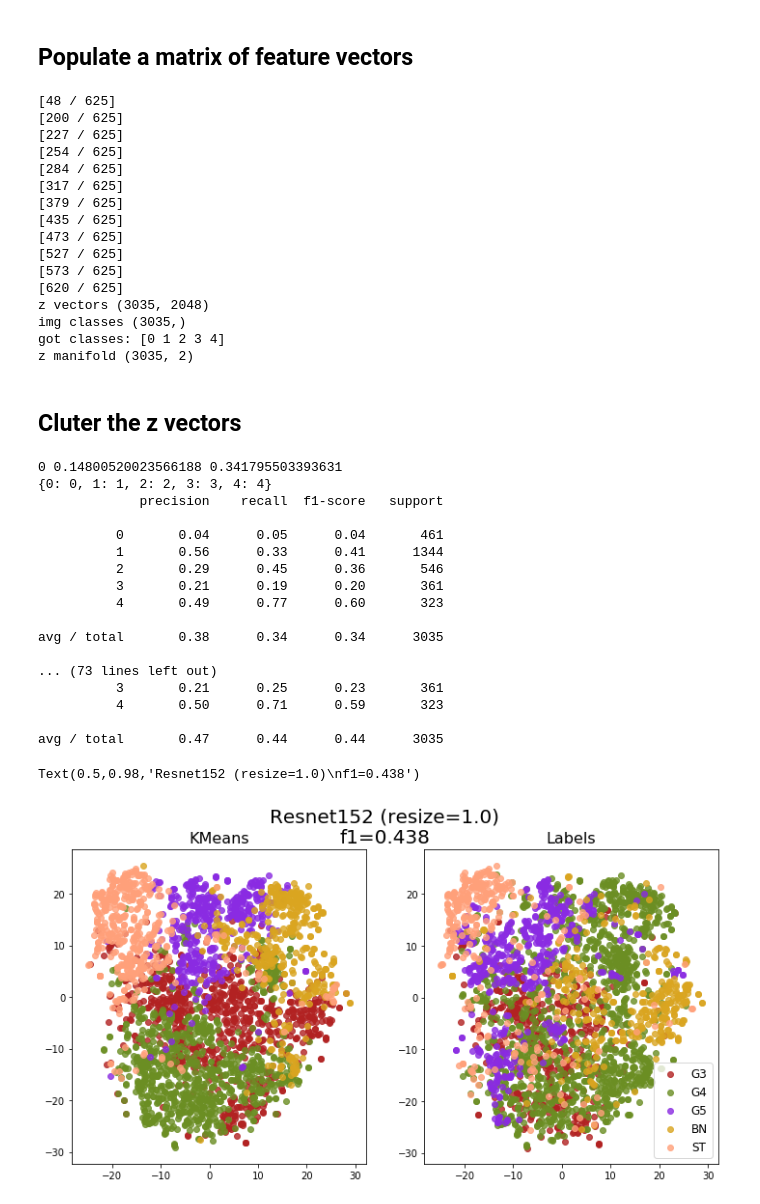
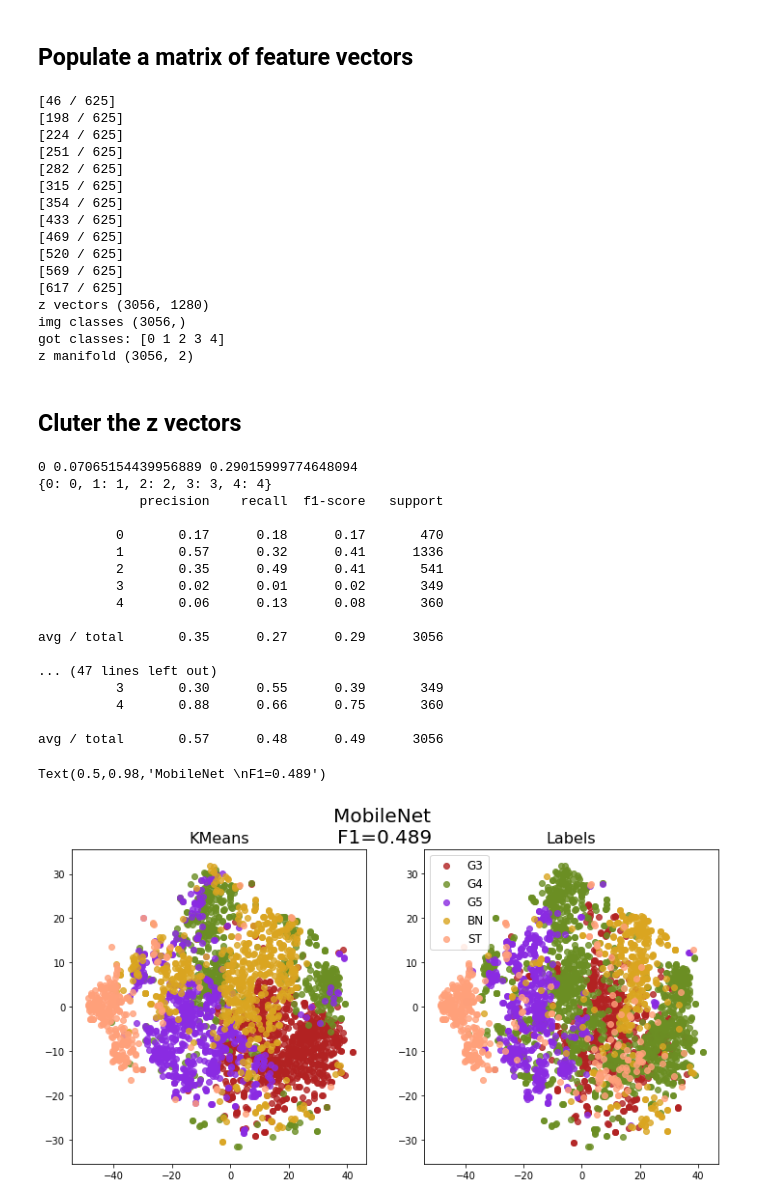
Before and after one commit to BioImageInformatics/gleason_grade, a Jupyter notebook: notebooks/hub_clustering.ipynb, the cells around one changed output. Drawn from its saved outputs; the diff is of its cells as text; code cells hidden in the pictures.

Commit message:
add figure notebooks; begin cleaning for upload

```diff
--- a/notebooks/hub_clustering.ipynb
+++ b/notebooks/hub_clustering.ipynb
@@ -32,11 +32,11 @@ colors = [ 'firebrick', 'olivedrab', 'blueviolet', 'goldenrod', 'lightsalmon' ]
 labels = ['G3', 'G4', 'G5', 'BN', 'ST']
 # %%
 # MODULE_URL = 'https://tfhub.dev/google/imagenet/inception_v3/feature_vector/1'; MODULE_NAME='InceptionV3'
-MODULE_URL = 'https://tfhub.dev/google/imagenet/nasnet_large/feature_vector/1'; MODULE_NAME='NasNet'
+# MODULE_URL = 'https://tfhub.dev/google/imagenet/nasnet_large/feature_vector/1'; MODULE_NAME='NasNet'
 # MODULE_URL = 'https://tfhub.dev/google/imagenet/resnet_v2_50/feature_vector/1'; MODULE_NAME='Resnet50'
 # MODULE_URL = 'https://tfhub.dev/google/imagenet/resnet_v2_101/feature_vector/1'; MODULE_NAME='Resnet101'
 # MODULE_URL = 'https://tfhub.dev/google/imagenet/resnet_v2_152/feature_vector/1'; MODULE_NAME='Resnet152'
-# MODULE_URL = 'https://tfhub.dev/google/imagenet/mobilenet_v2_050_224/feature_vector/1'; MODULE_NAME='MobilenetV2'
+MODULE_URL = 'https://tfhub.dev/google/imagenet/mobilenet_v2_050_224/feature_vector/1'; MODULE_NAME='MobilenetV2'
 # MODULE_URL = 'https://tfhub.dev/google/imagenet/inception_resnet_v2/feature_vector/1'; MODULE_NAME='InceptionResnet'
 
 # config = tf.ConfigProto( device_count = {'GPU': 0} )
@@ -46,10 +46,9 @@ sess = tf.Session(config=config)
 
 module = hub.Module(MODULE_URL)
 height, width = hub.get_expected_image_size(module)
-print(height, width)
-
 image_in = tf.placeholder('float', [1, height, width, 3])
 z_op = module(image_in)
 sess.run(tf.global_variables_initializer())
+print(height, width)
 # %% [output]
 INFO:tensorflow:Using /tmp/tfhub_modules to cache modules.
@@ -172,22 +171,22 @@ manifold = MTSNE(n_jobs=8, n_components=2, verbose=1)
 z_manifold = manifold.fit_transform(z_vectors)
 print('z manifold', z_manifold.shape)
 # %% [output]
-[48 / 625]
-[200 / 625]
-[227 / 625]
-[254 / 625]
-[284 / 625]
-[317 / 625]
-[379 / 625]
-[435 / 625]
-[473 / 625]
-[527 / 625]
-[573 / 625]
-[620 / 625]
-z vectors (3035, 2048)
-img classes (3035,)
+[46 / 625]
+[198 / 625]
+[224 / 625]
+[251 / 625]
+[282 / 625]
+[315 / 625]
+[354 / 625]
+[433 / 625]
+[469 / 625]
+[520 / 625]
+[569 / 625]
+[617 / 625]
+z vectors (3056, 1280)
+img classes (3056,)
 got classes: [0 1 2 3 4]
-z manifold (3035, 2)
+z manifold (3056, 2)
 # %% [markdown]
 ## Cluter the z vectors
 # %%
@@ -221,39 +220,39 @@ for vers in range(10):
             print(mapping)
             print(classification_report(img_classes, clustered_remapped), end='\n\n')
 # %% [output]
-0 0.14800520023566188 0.341795503393631
+0 0.07065154439956889 0.29015999774648094
 {0: 0, 1: 1, 2: 2, 3: 3, 4: 4}
              precision    recall  f1-score   support
 
-          0       0.04      0.05      0.04       461
-          1       0.56      0.33      0.41      1344
-          2       0.29      0.45      0.36       546
-          3       0.21      0.19      0.20       361
-          4       0.49      0.77      0.60       323
+          0       0.17      0.18      0.17       470
+          1       0.57      0.32      0.41      1336
+          2       0.35      0.49      0.41       541
+          3       0.02      0.01      0.02       349
+          4       0.06      0.13      0.08       360
 
-avg / total       0.38      0.34      0.34      3035
+avg / total       0.35      0.27      0.29      3056
 
-... (73 lines left out)
-          3       0.21      0.25      0.23       361
-          4       0.50      0.71      0.59       323
+... (47 lines left out)
+          3       0.30      0.55      0.39       349
+          4       0.88      0.66      0.75       360
 
-avg / total       0.47      0.44      0.44      3035
+avg / total       0.57      0.48      0.49      3056
 # %%
 fig, axs = plt.subplots(1,2, figsize=(12, 6))
 
 for k in range(5):
     idxs = np.where(best_remapped==k)
     sns.regplot(z_manifold[idxs,0], z_manifold[idxs,1], fit_reg=False, color=colors[k], ax=axs[0])
 
     idxs = np.where(img_classes==k)
     sns.regplot(z_manifold[idxs,0], z_manifold[idxs,1], fit_reg=False, color=colors[k], label=labels[k], ax=axs[1])
 
 axs[0].set_title('KMeans', fontsize=16)
 axs[1].set_title('Labels', fontsize=16)
 plt.legend(fontsize=12)
 # plt.suptitle(u'{}\n$\kappa={:3.3f}$'.format(MODULE_NAME, max_kappa), fontsize=20)
-plt.suptitle('{} (resize={})\nf1={:3.3f}'.format(MODULE_NAME, resize, max_f1), fontsize=20)
+plt.suptitle('MobileNet \nF1={:3.3f}'.format(max_f1), fontsize=20)
 # plt.savefig('/home/nathan/Dropbox/_papers/gleason_grade/{}_kmeans.pdf'.format(MODULE_NAME), bbox_inches='tight')
 # %% [output]
-Text(0.5,0.98,'Resnet152 (resize=1.0)\nf1=0.438')
+Text(0.5,0.98,'MobileNet \nF1=0.489')
-[figure, old version]
+[figure, new version]
```
Also changed, not shown: parts of 3 cells of this notebook, 47 other files.
